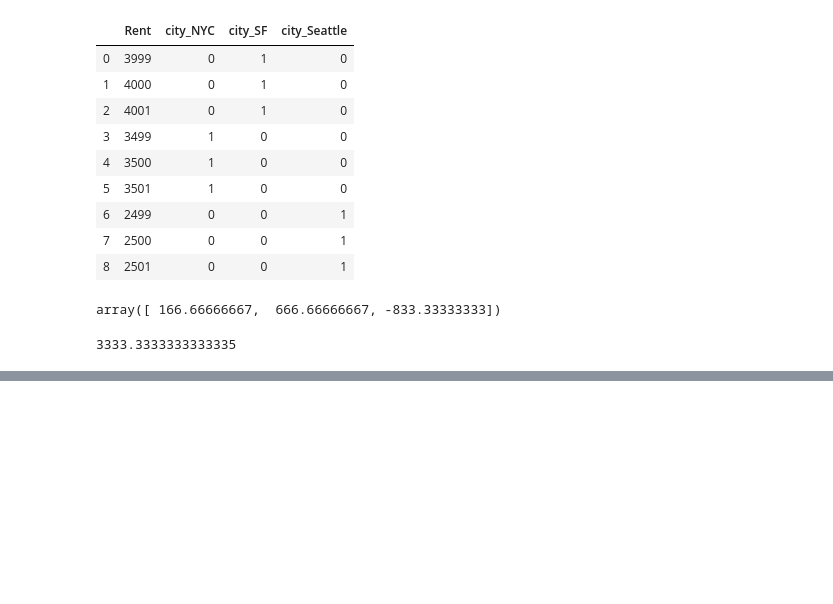
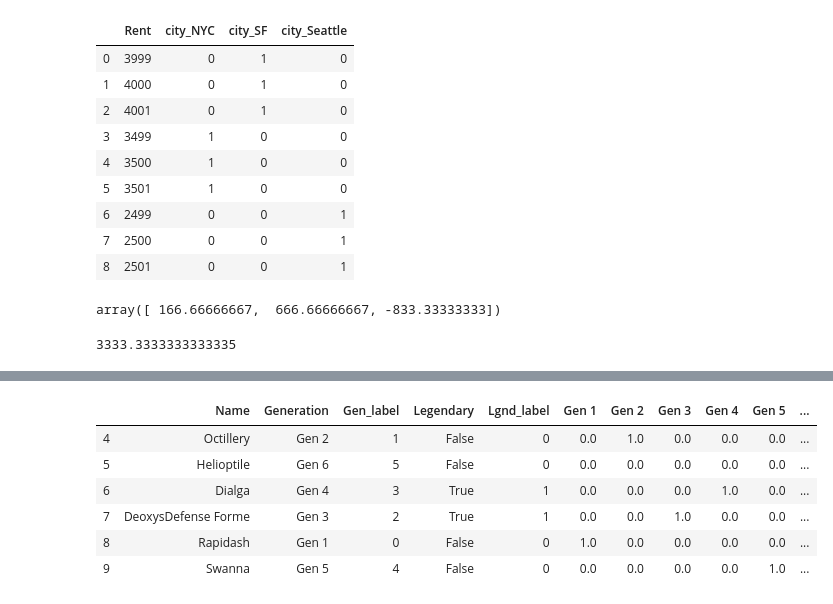
Before and after one commit to gonzalo71/TestGit, a Jupyter notebook: feature_engin.ipynb, the cells around one changed output, grey strips where cells are left out. Cells and saved outputs as stored; diff of their text form; code cells hidden in the pictures; blank space fills up the shorter version.

```diff
--- a/feature_engin.ipynb
+++ b/feature_engin.ipynb
@@ -116,0 +203,9 @@ array([ 166.66666667,  666.66666667, -833.33333333])
+# %%
+from sklearn.preprocessing import OneHotEncoder
+
+# transform and map pokemon generations with LabelEncoder
+# transform and map pokemon legendary status with Label Encoder
+
+# manualmente con map
+map = {"Gen 1":1,"Gen 2":2,"Gen 3":3,"Gen 4":4,"Gen 5":5,"Gen 6":6}
+pok_df["Gen_map"] = pok_df["Generation"].map(map)
@@ -116,0 +222,8 @@ array([ 166.66666667,  666.66666667, -833.33333333])
+# %%
+ gen_le = LabelEncoder()
+ pok_df["Gen_label"] = gen_le.fit_transform(pok_df["Generation"])
+
+ leg_le = LabelEncoder()
+ pok_df["Lgnd_label"] = leg_le.fit_transform(pok_df["Legendary"])
+
+ pok_df[['Name', 'Generation', 'Legendary',"Gen_map","Gen_label","Lgnd_label"]].iloc[4:10]
@@ -116,0 +238,19 @@ array([ 166.66666667,  666.66666667, -833.33333333])
+# %%
+pok_df_sub = pok_df[['Name', 'Generation', 'Gen_label', 'Legendary', 'Lgnd_label']]
+# %%
+# encode generation label using one hot encoder
+gen_ohe = OneHotEncoder()
+gen_feature_arr = gen_ohe.fit_transform(pok_df[["Gen_label"]]).toarray()
+gen_feature_labels = list(gen_le.classes_)
+gen_features = pd.DataFrame(gen_feature_arr,columns=gen_feature_labels)
+# %%
+pok_df_ohe = pd.concat([pok_df_sub, gen_features], axis=1)
+pok_df_ohe.iloc[4:10]
+# %% [output]
+|  | Name | Generation | Gen_label | Legendary | Lgnd_label | Gen 1 | Gen 2 | Gen 3 | Gen 4 | Gen 5 | ... |
+| 4 | Octillery | Gen 2 | 1 | False | 0 | 0.0 | 1.0 | 0.0 | 0.0 | 0.0 | ... |
+| 5 | Helioptile | Gen 6 | 5 | False | 0 | 0.0 | 0.0 | 0.0 | 0.0 | 0.0 | ... |
+| 6 | Dialga | Gen 4 | 3 | True | 1 | 0.0 | 0.0 | 0.0 | 1.0 | 0.0 | ... |
+| 7 | DeoxysDefense Forme | Gen 3 | 2 | True | 1 | 0.0 | 0.0 | 1.0 | 0.0 | 0.0 | ... |
+| 8 | Rapidash | Gen 1 | 0 | False | 0 | 1.0 | 0.0 | 0.0 | 0.0 | 0.0 | ... |
+| 9 | Swanna | Gen 5 | 4 | False | 0 | 0.0 | 0.0 | 0.0 | 0.0 | 1.0 | ... |
```
Also changed, not shown: parts of 9 cells of this notebook.
